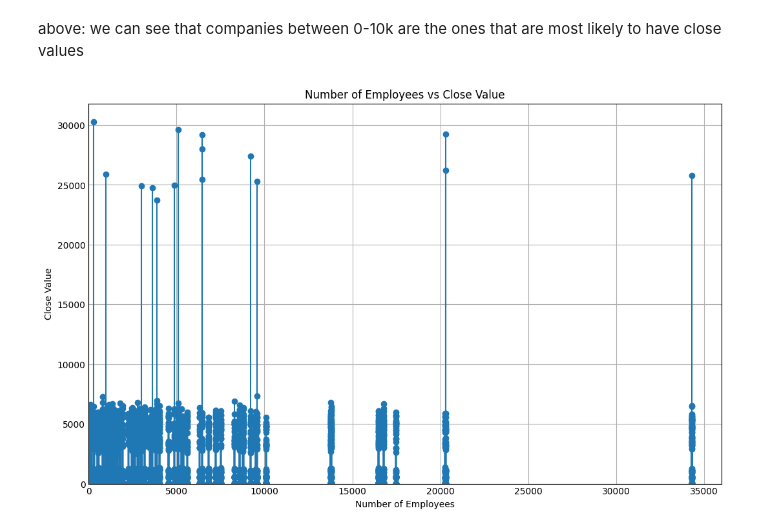
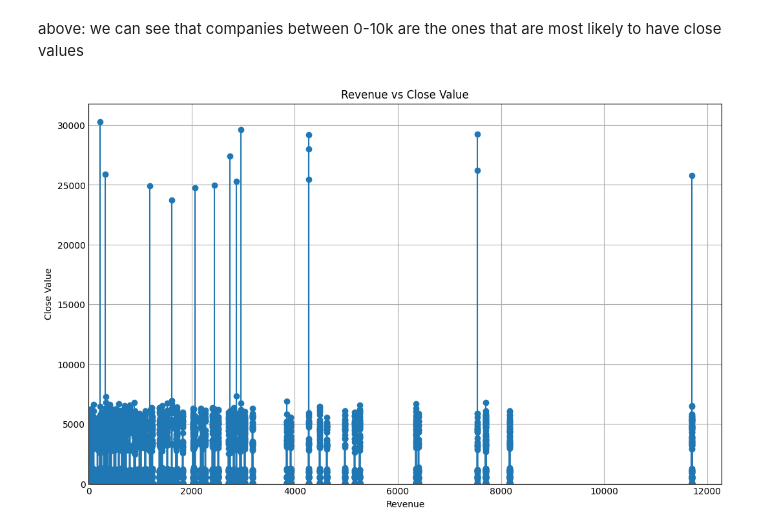
Before and after one commit to Sayocroft/sales-ops-auto, a Jupyter notebook: pipeline_accounts_merge.ipynb, the cells around one changed output. Saved outputs shown, nothing was run; the diff lists cells and outputs as text; code cells hidden in the pictures.

```diff
--- a/pipeline_accounts_merge.ipynb
+++ b/pipeline_accounts_merge.ipynb
@@ -43,3 +53,7 @@ accounts.head()
 | 2 | Betatech | medical | 1986 | 647.18 | 1185 | Kenya | NaN |
 | 3 | Bioholding | medical | 2012 | 587.34 | 1356 | Philipines | NaN |
 | 4 | Bioplex | medical | 1991 | 326.82 | 1016 | United States | NaN |
+# %%
+accounts.drop(columns=['subsidiary_of'], inplace=True)
+# %%
+sales_pipeline.drop(columns=['opportunity_id', 'product'], inplace=True)
@@ -125,0 +171,2 @@ dtype: int64
+# %%
+merged_tables['close_value'].fillna(0, inplace=True)
@@ -179,22 +265,22 @@ above: we can see that companies between 0-10k are the ones that are most likely
 # %%
 # Assuming 'merged_tables' is a DataFrame and it has 'num_employees' and 'close_value' columns
 plt.style.use('_mpl-gallery')
 
 # Extract data
-x = merged_tables['employees']
+x = merged_tables['revenue']
 y = merged_tables['close_value']
 
 # Create stem plot
 fig, ax = plt.subplots(figsize=(10, 6))
 ax.stem(x, y, basefmt=" ")
 
-ax.set_title('Number of Employees vs Close Value')
-ax.set_xlabel('Number of Employees')
+ax.set_title('Revenue vs Close Value')
+ax.set_xlabel('Revenue')
 ax.set_ylabel('Close Value')
 ax.set_xlim(left=0)
 ax.set_ylim(bottom=0)
 ax.grid(True)
 
 plt.show()
 # %% [output]
-[figure, old version]
+[figure, new version]
```
Also changed, not shown: parts of 20 cells of this notebook.
